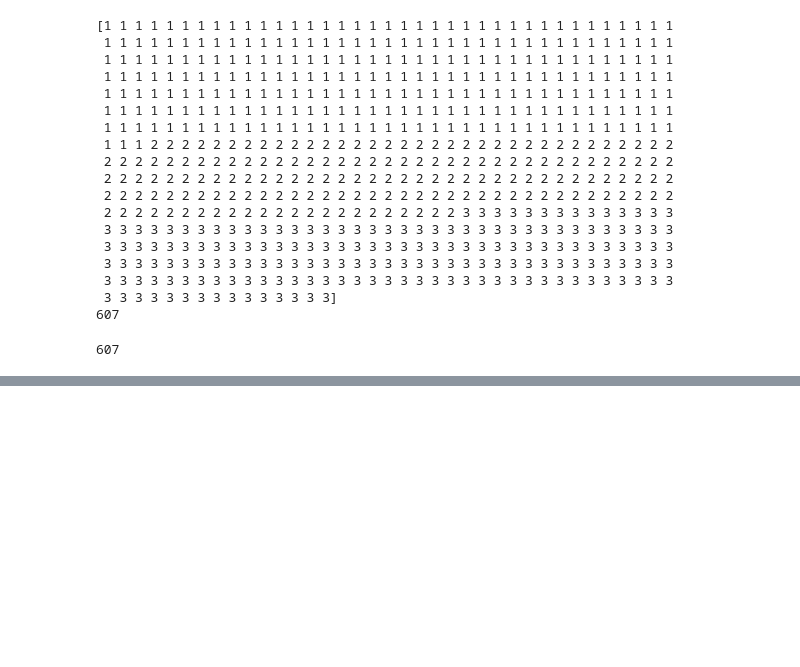
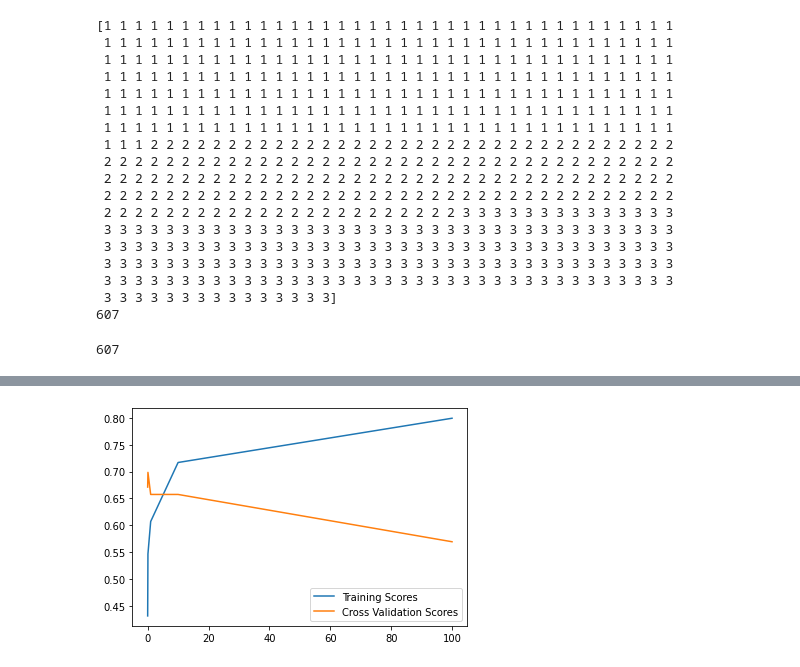
Before and after one commit to Octophi/Lady-Gaga-TDA, a Jupyter notebook: test_notebook.ipynb, the cells around one changed output, grey strips where cells are left out. Drawn from its saved outputs; the diff is of its cells as text; code cells hidden in the pictures; blank space fills up the shorter version.

```diff
--- a/test_notebook.ipynb
+++ b/test_notebook.ipynb
@@ -353,0 +362,12 @@ lr.score(X_test, y_test)
+# %%
+from sklearn.model_selection import cross_val_score
+
+
+C_vals = [10**-2, 10**-1, 1, 10, 100,1000]
+
+for C in C_vals:
+    lr = LogisticRegression(C=C,class_weight = 'balanced', multi_class = 'ovr', max_iter = 1000)
+    print(cross_val_score(lr, X_train, y_train, cv=5))
+lr = LogisticRegression(C=1000,class_weight = 'balanced', multi_class = 'ovr', max_iter = 1000)
+lr.fit(X_train, y_train)
+lr.score(X_test,y_test)
@@ -353,0 +382,19 @@ lr.score(X_test, y_test)
+# %%
+from sklearn.pipeline import make_pipeline
+from sklearn.preprocessing import StandardScaler
+from sklearn.svm import SVC
+
+train_scores = []
+val_scores = []
+test_scores = []
+for C in C_vals:
+    clf = make_pipeline(StandardScaler(), SVC(C=C, gamma = 'auto', class_weight = 'balanced'))
+    val_scores = cross_val_score(clf, X_train, y_train, cv=5)
+    print(C)
+    print(val_scores)
+    print(val_scores.mean())
+    val_scores = np.append(val_scores, val_scores.mean())
+    clf.fit(X_train, y_train)
+    train_scores = np.append(train_scores, clf.score(X_train,y_train))
+    test_scores = np.append(test_scores, clf.score(X_test,y_test))
+    print(clf.score(X_test,y_test))
@@ -353,0 +419,8 @@ lr.score(X_test, y_test)
+# %%
+
+plt.plot(C_vals[:-1], train_scores[:-1], label = "Training Scores")
+plt.plot(C_vals[:-1], val_scores[:-1], label = "Cross Validation Scores")
+plt.legend()
+plt.show()
+# %% [output]
+[figure, added]
```
Also changed, not shown: parts of 5 cells of this notebook, 3 other files.
